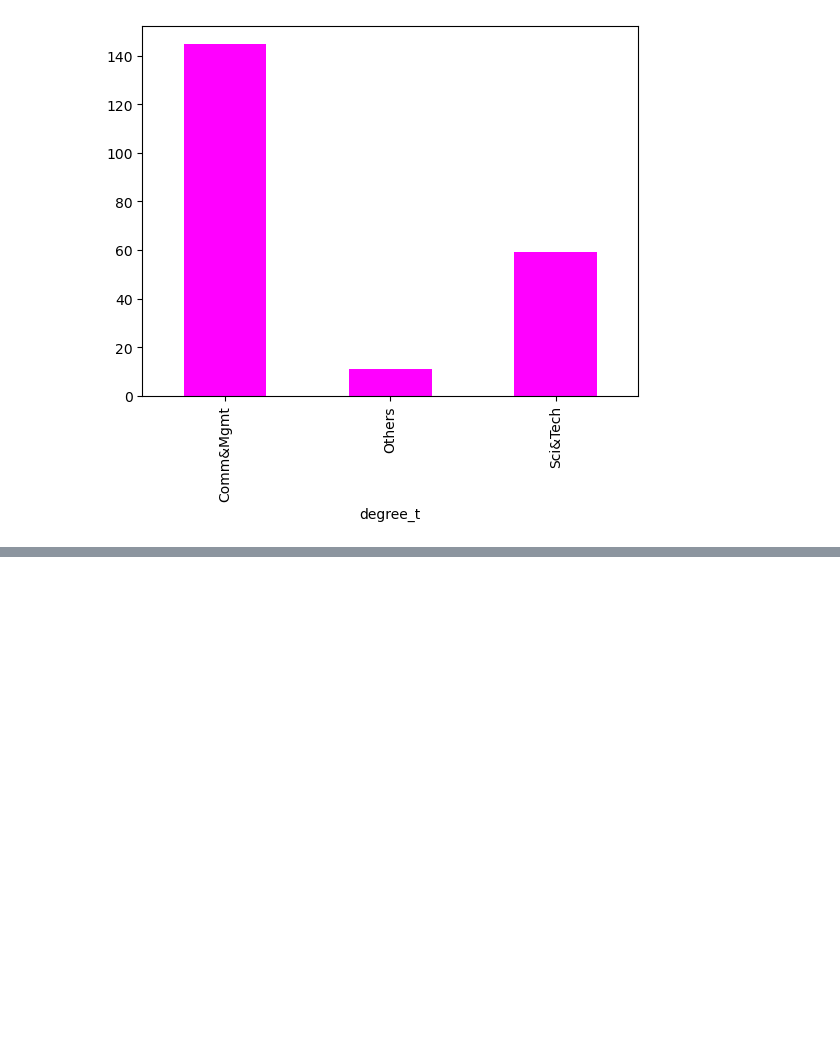
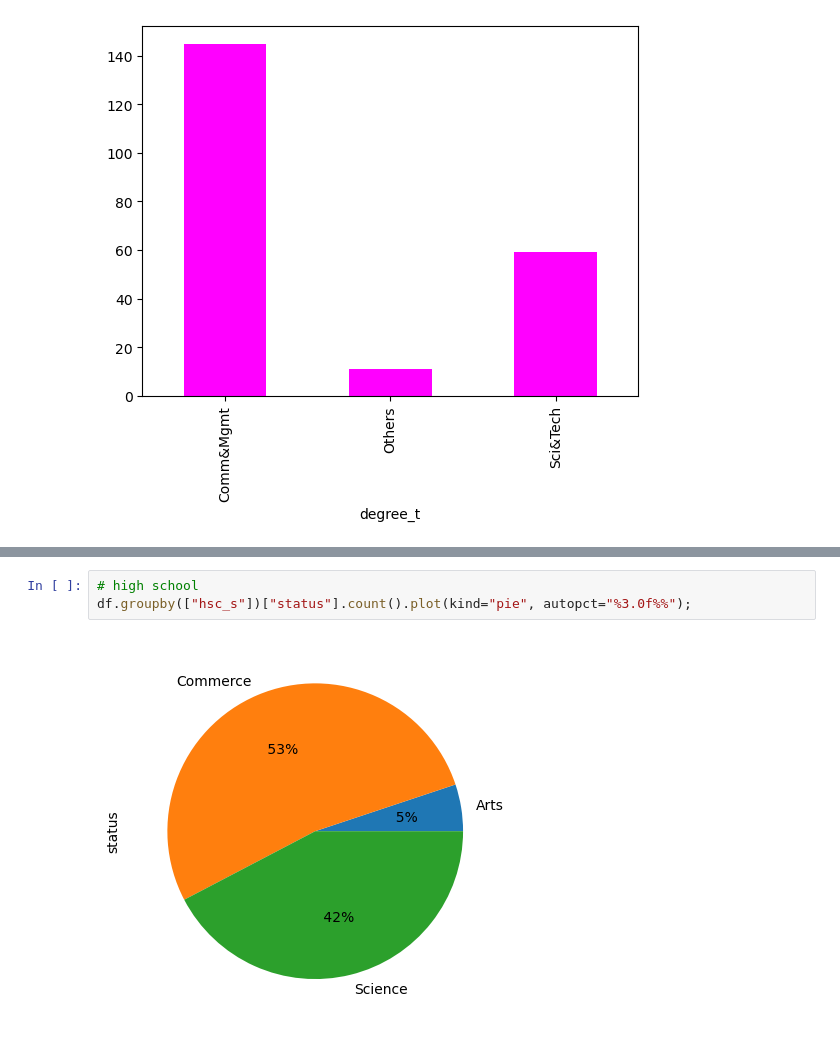
Before and after one commit to lawalsegun2025/campus_placement_predictor, a Jupyter notebook: job_placement_predictor.ipynb, the cells around one changed output, grey strips where cells are left out. Saved outputs shown, nothing was run; the diff lists cells and outputs as text; blank space fills up the shorter version.

```diff
--- a/job_placement_predictor.ipynb
+++ b/job_placement_predictor.ipynb
@@ -349,0 +351,5 @@ SyntaxError: invalid syntax (2423548884.py, line 3)
+# %%
+# high school
+df.groupby(["hsc_s"])["status"].count().plot(kind="pie", autopct="%3.0f%%");
+# %% [output]
+[figure, added]
```
Also changed, not shown: parts of 8 cells of this notebook.
